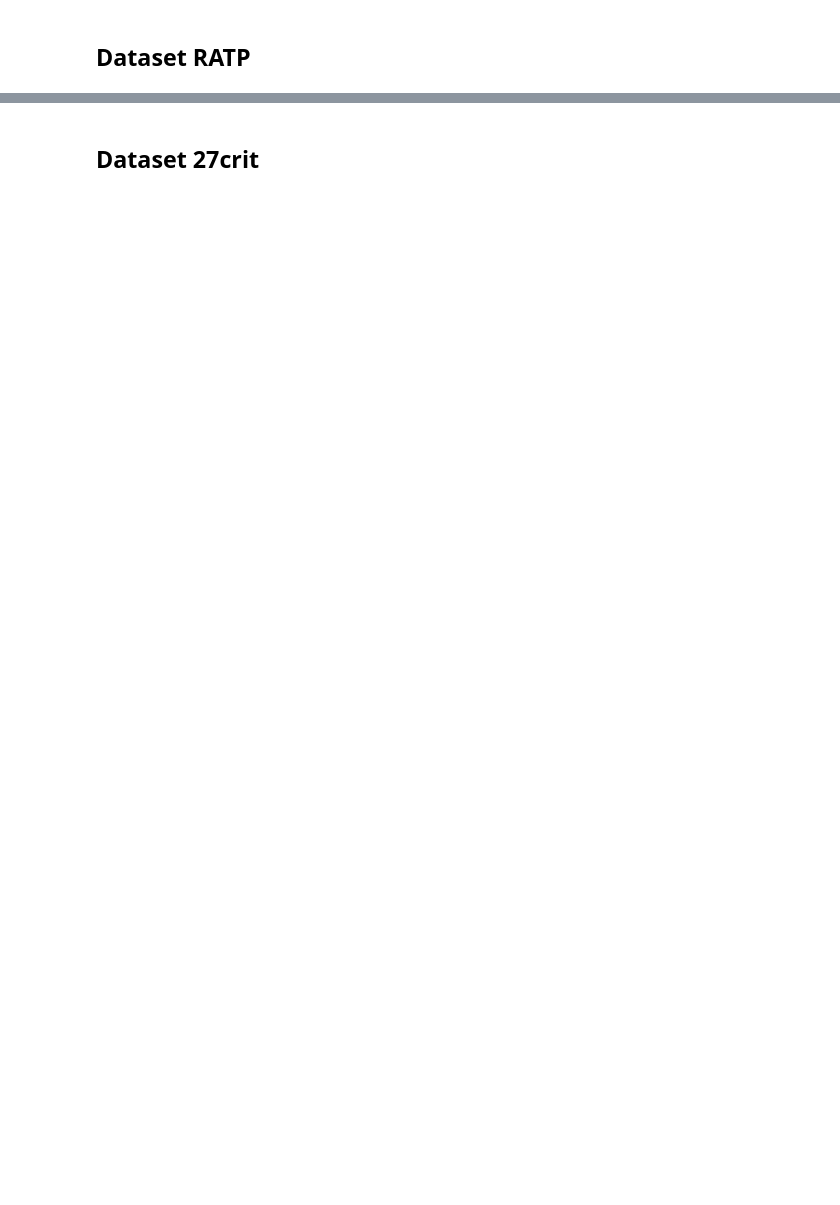
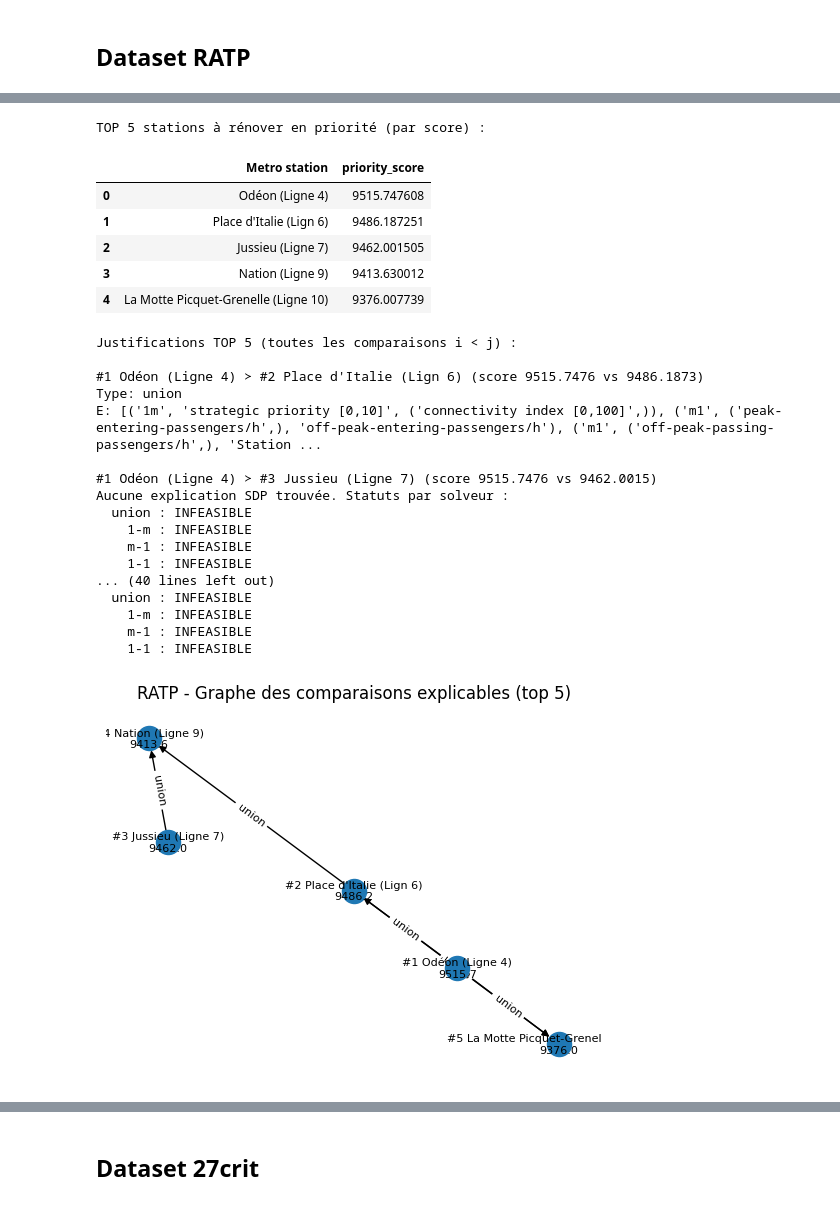
Before and after one commit to fannnyyy/SDP_gurobi, a Jupyter notebook: Projet_SDP_FannyBADOULES_MaelysHANOIRE_DianeVERBECQ.ipynb, the cells around one changed output, grey strips where cells are left out. Cells and saved outputs as stored; diff of their text form; code cells hidden in the pictures; blank space fills up the shorter version.

```diff
--- a/Projet_SDP_FannyBADOULES_MaelysHANOIRE_DianeVERBECQ.ipynb
+++ b/Projet_SDP_FannyBADOULES_MaelysHANOIRE_DianeVERBECQ.ipynb
@@ -1217,0 +1218,28 @@ plt.show()
+# %%
+justify_top_k_all_pairs(5)
+# %% [output]
+TOP 5 stations à rénover en priorité (par score) :
+|  | Metro station | priority_score |
+| 0 | Odéon (Ligne 4) | 9515.747608 |
+| 1 | Place d'Italie (Lign 6) | 9486.187251 |
+| 2 | Jussieu (Ligne 7) | 9462.001505 |
+| 3 | Nation (Ligne 9) | 9413.630012 |
+| 4 | La Motte Picquet-Grenelle (Ligne 10) | 9376.007739 |
+Justifications TOP 5 (toutes les comparaisons i < j) :
+
+#1 Odéon (Ligne 4) ≻ #2 Place d'Italie (Lign 6) (score 9515.7476 vs 9486.1873)
+Type: union
+E: [('1m', 'strategic priority [0,10]', ('connectivity index [0,100]',)), ('m1', ('peak-entering-passengers/h',), 'off-peak-entering-passengers/h'), ('m1', ('off-peak-passing-passengers/h',), 'Station ...
+
+#1 Odéon (Ligne 4) ≻ #3 Jussieu (Ligne 7) (score 9515.7476 vs 9462.0015)
+Aucune explication SDP trouvée. Statuts par solveur :
+  union : INFEASIBLE
+    1-m : INFEASIBLE
+    m-1 : INFEASIBLE
+    1-1 : INFEASIBLE
+... (40 lines left out)
+  union : INFEASIBLE
+    1-m : INFEASIBLE
+    m-1 : INFEASIBLE
+    1-1 : INFEASIBLE
+[figure, added]
```
Also changed, not shown: parts of 37 cells of this notebook.
